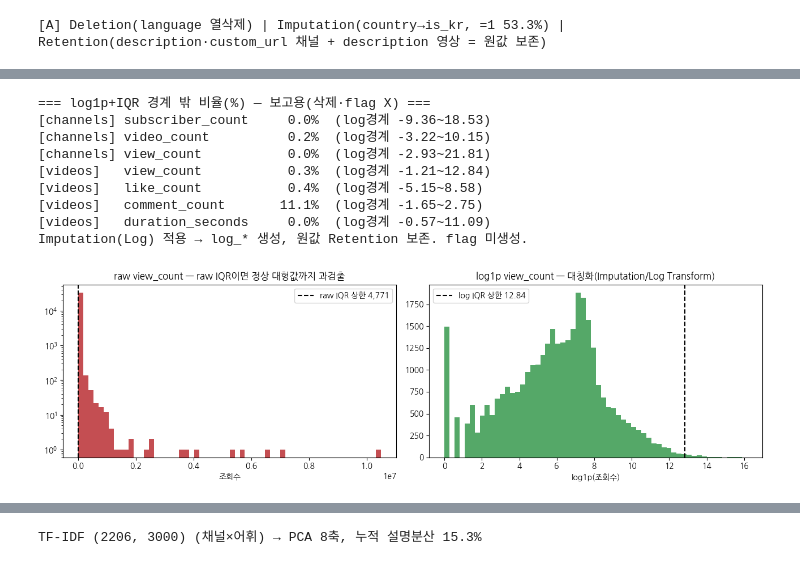
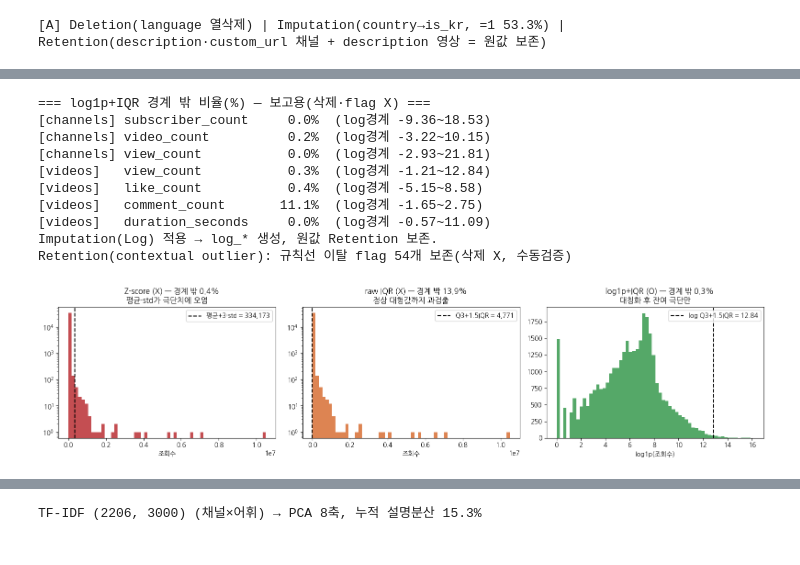
Before and after one commit to songyaeji/StockGuard_for_YouTube, a Jupyter notebook: notebooks/preprocessing.ipynb, the cells around one changed output, grey strips where cells are left out. Cells and saved outputs as stored; diff of their text form; code cells hidden in the pictures.

```diff
--- a/notebooks/preprocessing.ipynb
+++ b/notebooks/preprocessing.ipynb
@@ -1453,9 +1473,5 @@ print('[A] Deletion(language 열삭제) | Imputation(country→is_kr, =1 %.1f%%)
 # %%
-# 4-2 Outlier 처리 = 강의 전략 실행 (flag 컬럼 생성 X)
-#   · Imputation/Log Transformation: 우편향 압축 → 모델 입력은 log1p 표현
-#   · Retention: 원값 보존(삭제 X). 리딩방 outlier = 타깃 신호(강의 사기·금융붕괴 예시)
-#   · Deletion: 수집오류만 → 4-3에서 video_age_days<0 처리
-# IQR은 'log1p가 극단을 흡수했나' 보고용으로만 출력(영구 flag 아님).
+# 4-2 Outlier 처리 = 강의 전략 실행 (global=log압축 / contextual=규칙선 이탈 flag)
 
 def log_iqr_rate(s):
     """log1p 후 IQR 경계 밖 비율(%) — 보고용(처리 X). 우편향 보정 후 잔여 극단 점검."""
@@ -1463,46 +1479,65 @@ def log_iqr_rate(s):
     q1, q3 = sl.quantile(.25), sl.quantile(.75); iqr = q3 - q1
     lo, hi = q1 - 1.5 * iqr, q3 + 1.5 * iqr
     return ((sl < lo) | (sl > hi)).mean() * 100, (lo, hi)
 
 ch_num = ['subscriber_count','video_count','view_count']
 vd_num = ['view_count','like_count','comment_count','duration_seconds']
 
 print('=== log1p+IQR 경계 밖 비율(%) — 보고용(삭제·flag X) ===')
 for c in ch_num:
     r, (lo, hi) = log_iqr_rate(ch[c]); print(f'[channels] {c:18s} {r:5.1f}%  (log경계 {lo:.2f}~{hi:.2f})')
 for c in vd_num:
     r, (lo, hi) = log_iqr_rate(vd[c]); print(f'[videos]   {c:18s} {r:5.1f}%  (log경계 {lo:.2f}~{hi:.2f})')
 
 # Imputation: Log Transformation — 모델 입력용 log1p 표현 생성. 원값은 Retention으로 그대로 보존
 for c in ch_num:
     ch[f'log_{c}'] = np.log1p(ch[c].clip(lower=0))
 for c in vd_num:
     vd[f'log_{c}'] = np.log1p(vd[c].clip(lower=0))
-print('Imputation(Log) 적용 → log_* 생성, 원값 Retention 보존. flag 미생성.')
+print('Imputation(Log) 적용 → log_* 생성, 원값 Retention 보존.')
 
-# 시각화: raw(우편향, IQR 과검출) vs log1p(대칭화) — view_count 예시
-fig, ax = plt.subplots(1, 2, figsize=(13, 4))
-s = vd['view_count'].clip(lower=0)
+# Retention(contextual outlier): 구독↔조회 규칙선에서 크게 벗어난 채널 = 맥락 이상치(타깃 후보).
+#   강의 outlier Retention(사기·금융붕괴 타깃) 예시에 해당 → 삭제 X, 수동검증 flag만 남김. 규칙선 시각화는 4-4-3.
+m = (ch['subscriber_count'] > 0) & (ch['view_count'] > 0)
+ch['is_scale_outlier'] = 0
+xx, yy = np.log1p(ch.loc[m, 'subscriber_count']), np.log1p(ch.loc[m, 'view_count'])
+coef = np.polyfit(xx, yy, 1); resid = yy - np.polyval(coef, xx)
+ch.loc[m, 'is_scale_outlier'] = (resid.abs() > 2.5 * resid.std()).astype(int)
+print(f'Retention(contextual outlier): 규칙선 이탈 flag {int(ch["is_scale_outlier"].sum())}개 보존(삭제 X, 수동검증)')
+
+# 시각화: 3가지 탐지 기준 비교 — Z-score(✗) vs raw IQR(✗) vs log1p+IQR(✓), view_count 예시
+s  = vd['view_count'].clip(lower=0)
+sl = np.log1p(s)
+
+z_hi   = s.mean() + 3 * s.std();           z_rate   = (s > z_hi).mean() * 100
+q1, q3 = s.quantile(.25), s.quantile(.75); raw_hi   = q3 + 1.5 * (q3 - q1); raw_rate = (s > raw_hi).mean() * 100
+log_rate, (llo, lhi) = log_iqr_rate(vd['view_count'])
+
+fig, ax = plt.subplots(1, 3, figsize=(16, 4))
+# ① Z-score: 평균·std가 극단치에 오염 → 경계가 꼬리 밖으로 밀려 탐지 무의미
 ax[0].hist(s, bins=60, color='#c44e52'); ax[0].set_yscale('log')
-q1, q3 = s.quantile(.25), s.quantile(.75); raw_hi = q3 + 1.5 * (q3 - q1)
-ax[0].axvline(raw_hi, color='k', ls='--', label=f'raw IQR 상한 {raw_hi:,.0f}')
-ax[0].legend()
-ax[0].set_title('raw view_count — raw IQR이면 정상 대형값까지 과검출'); ax[0].set_xlabel('조회수')
-ax[1].hist(np.log1p(s), bins=60, color='#55a868')
-_, (qlo, qhi) = log_iqr_rate(vd['view_count'])
-ax[1].axvline(qhi, color='k', ls='--', label=f'log IQR 상한 {qhi:.2f}')
-ax[1].set_title('log1p view_count — 대칭화(Imputation/Log Transform)'); ax[1].set_xlabel('log1p(조회수)'); ax[1].legend()
+ax[0].axvline(z_hi, color='k', ls='--', label=f'평균+3·std = {z_hi:,.0f}')
+ax[0].set_title(f'① Z-score (X) — 경계 밖 {z_rate:.1f}%\n평균·std가 극단치에 오염'); ax[0].set_xlabel('조회수'); ax[0].legend()
+# ② raw IQR: 우편향 → 정상 대형 채널까지 과검출
+ax[1].hist(s, bins=60, color='#dd8452'); ax[1].set_yscale('log')
+ax[1].axvline(raw_hi, color='k', ls='--', label=f'Q3+1.5IQR = {raw_hi:,.0f}')
+ax[1].set_title(f'② raw IQR (X) — 경계 밖 {raw_rate:.1f}%\n정상 대형값까지 과검출'); ax[1].set_xlabel('조회수'); ax[1].legend()
+# ③ log1p 후 IQR: 대칭화 → 잔여 극단만 소수 검출(보고용)
+ax[2].hist(sl, bins=60, color='#55a868')
+ax[2].axvline(lhi, color='k', ls='--', label=f'log Q3+1.5IQR = {lhi:.2f}')
+ax[2].set_title(f'③ log1p+IQR (O) — 경계 밖 {log_rate:.1f}%\n대칭화 후 잔여 극단만'); ax[2].set_xlabel('log1p(조회수)'); ax[2].legend()
 plt.tight_layout(); plt.show()
 # %% [output]
 === log1p+IQR 경계 밖 비율(%) — 보고용(삭제·flag X) ===
 [channels] subscriber_count     0.0%  (log경계 -9.36~18.53)
 [channels] video_count          0.2%  (log경계 -3.22~10.15)
 [channels] view_count           0.0%  (log경계 -2.93~21.81)
 [videos]   view_count           0.3%  (log경계 -1.21~12.84)
 [videos]   like_count           0.4%  (log경계 -5.15~8.58)
 [videos]   comment_count       11.1%  (log경계 -1.65~2.75)
 [videos]   duration_seconds     0.0%  (log경계 -0.57~11.09)
-Imputation(Log) 적용 → log_* 생성, 원값 Retention 보존. flag 미생성.
+Imputation(Log) 적용 → log_* 생성, 원값 Retention 보존.
+Retention(contextual outlier): 규칙선 이탈 flag 54개 보존(삭제 X, 수동검증)
-[figure, old version]
+[figure, new version]
 # %% [markdown]
 #### 4-3. Anomaly processing
```
Also changed, not shown: parts of 34 cells of this notebook, 2 other files.
